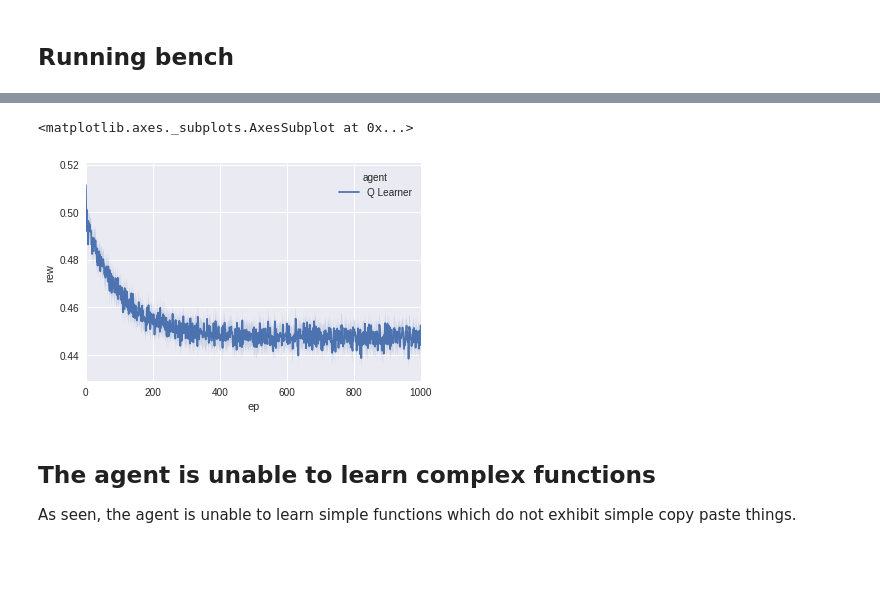
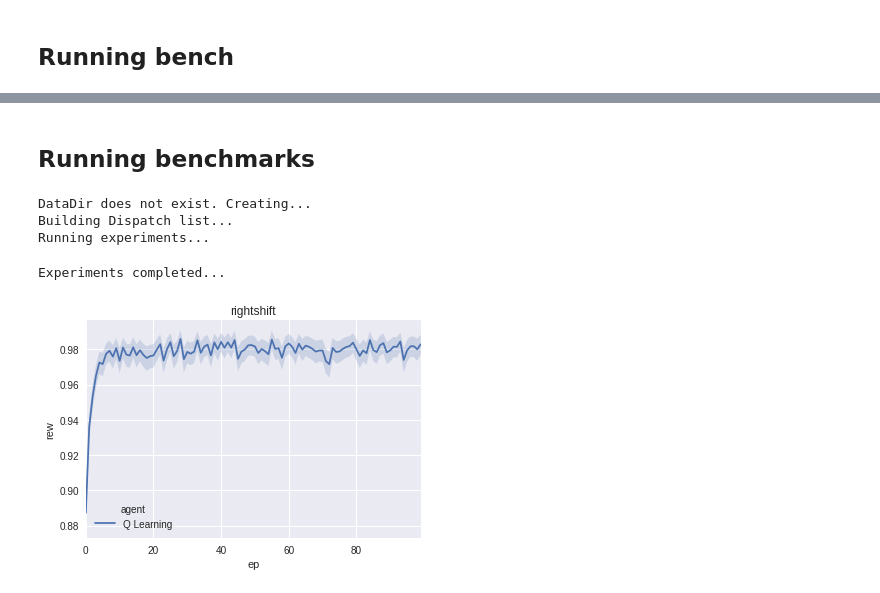
Before and after one commit to theSage21/notebooks, a Jupyter notebook: books/Turing-Learner.ipynb, the cells around one changed output, grey strips where cells are left out. Drawn from its saved outputs; the diff is of its cells as text; code cells hidden in the pictures; blank space fills up the shorter version.

```diff
--- a/books/Turing-Learner.ipynb
+++ b/books/Turing-Learner.ipynb
@@ -63,11 +57,3 @@ class TuringWorld:
             done = True
             rew = sum([i==j for i, j in zip(self.out_tape, self.tape)]) / len(self.out_tape)
         return [self.tape[self.head], self.cache, self.head], rew ,done, None
-# %%
-def divbytwogen():
-    a = int(random.random()*100)
-    b = a // 2
-    a, b = bin(a)[2:], bin(b)[2:]
-    return a, b
-
-world_list = [TuringWorld(divbytwogen)]
@@ -78,2 +118,0 @@ world_list = [TuringWorld(divbytwogen)]
-# %%
-paths = benchmark(agent_list, world_list, 1000, None, 2000)
@@ -85,10 +119,27 @@ Experiments completed...
 # %%
-paths = ['DataDir/'+i for i in os.listdir('DataDir/')]
-data = []
-for p in tqdm(paths, leave=False):
-    with open(p, 'r') as fl:
-        da = ujson.load(fl)
+def run_fn(fn, eps=500, letters='01', trials=2000):
+    world_list = [TuringWorld(fn)]
+    actions = ['<', '>', 'r', 'stop'] + ['w'+i for i in letters]
+    agent_list = [QLAgent(actions, ep=0.99)]
 
-        x = [(None, 'Monte' in d[1], None, int(d[3]), float(d[4]), int(d[5]))
-             for d in da]
-        data.extend(x)
+    !rm -rf DataDir/
+    [a.reset() for a in agent_list]
+    paths = benchmark(agent_list, world_list, eps, None, trials)
+
+    paths = ['DataDir/'+i for i in os.listdir('DataDir/')]
+    data = []
+    for p in tqdm(paths, leave=False):
+        with open(p, 'r') as fl:
+            da = ujson.load(fl)
+
+            x = [(None, 'Monte' in d[1], None, int(d[3]), float(d[4]), int(d[5]))
+                 for d in da]
+            data.extend(x)
+
+    ## Result Plotting
+
+    data = pd.DataFrame(data, columns=['runid', 'agent', 'world', 'ep', 'rew', 'trial'])
+    data.agent = 'Q Learning'
+
+    sns.tsplot(data, time='ep', value='rew', unit='trial', condition='agent', ci=95)
+    sns.plt.title(fn.__name__)
@@ -219,5 +145,0 @@ data.agent = 'Q Learner'
-# %%
-sns.tsplot(data, time='ep', value='rew', unit='trial', condition='agent', ci=95)
-# %% [output]
-<matplotlib.axes._subplots.AxesSubplot at 0x...>
-[figure, removed]
@@ -226,4 +146,10 @@ sns.tsplot(data, time='ep', value='rew', unit='trial', condition='agent', ci=95)
-# %% [markdown]
-## The agent is unable to learn complex functions
-
-As seen, the agent is unable to learn simple functions which do not exhibit simple copy paste things.
+# %% [markdown]
+## Running benchmarks
+# %%
+run_fn(rightshift, eps=100)
+# %% [output]
+DataDir does not exist. Creating...
+Building Dispatch list...
+Running experiments...
+Experiments completed...
+[figure, added]
```
Also changed, not shown: parts of 33 cells of this notebook.
